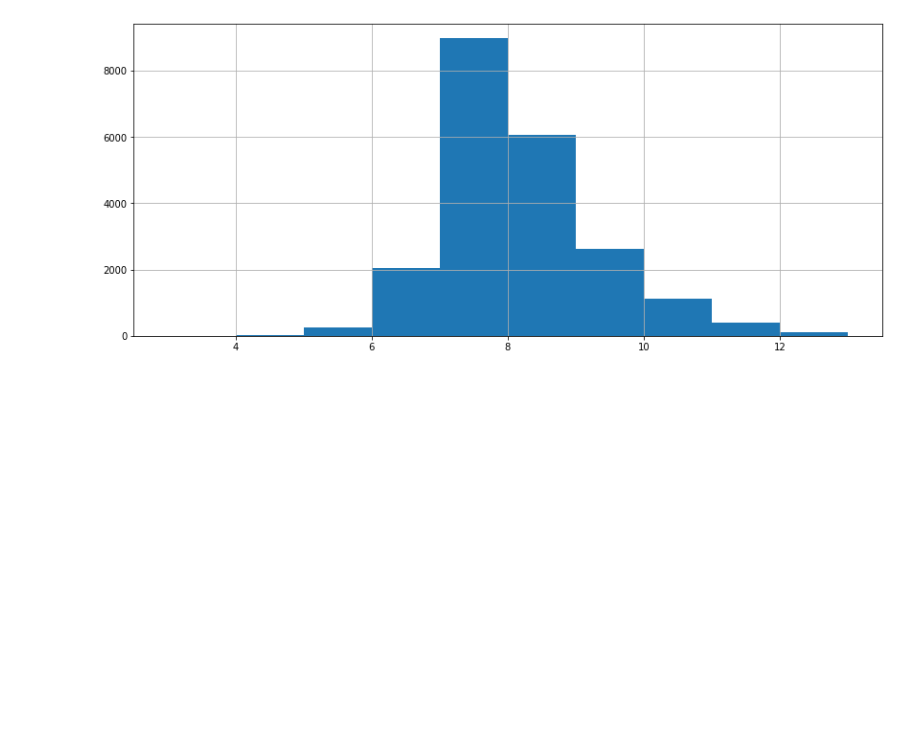
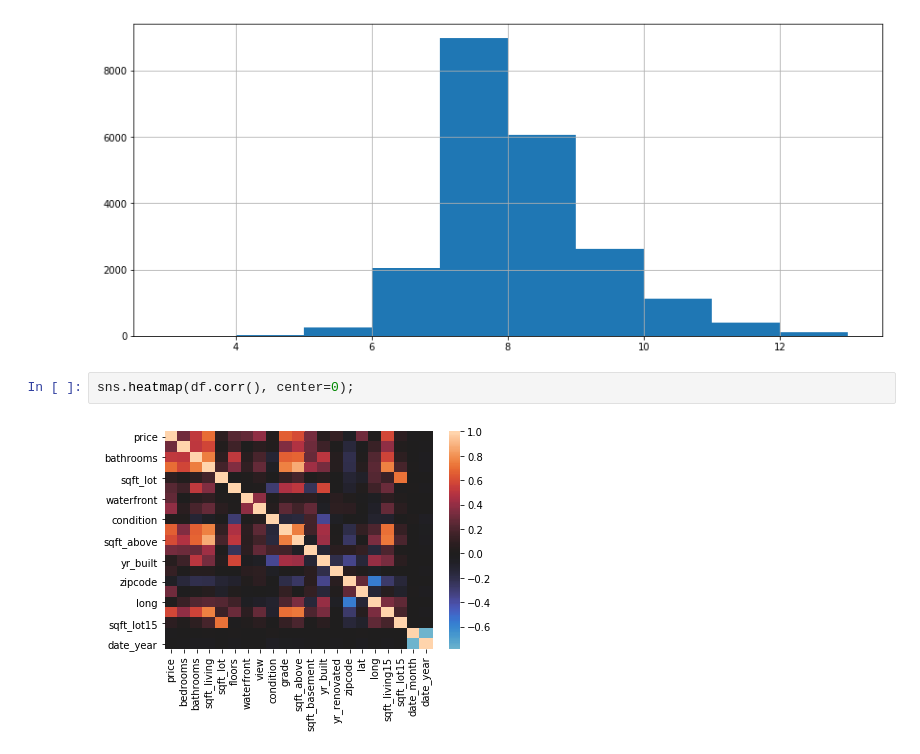
Before and after one commit to alaskalam/Flatiron-Bootcamp-Mod-2-Project---Seattle-Real-Estate-Costs-Linear-Regression, a Jupyter notebook: student.ipynb, the cells around one changed output. Drawn from its saved outputs; the diff is of its cells as text; blank space fills up the shorter version.

```diff
--- a/student.ipynb
+++ b/student.ipynb
@@ -188,3 +188,7 @@ df['grade'].hist(figsize=[14,6])
 # %% [output]
 <matplotlib.axes._subplots.AxesSubplot at 0x...>
 [figure]
+# %%
+sns.heatmap(df.corr(), center=0);
+# %% [output]
+[figure, added]
```
Also changed, not shown: parts of 9 cells of this notebook.
